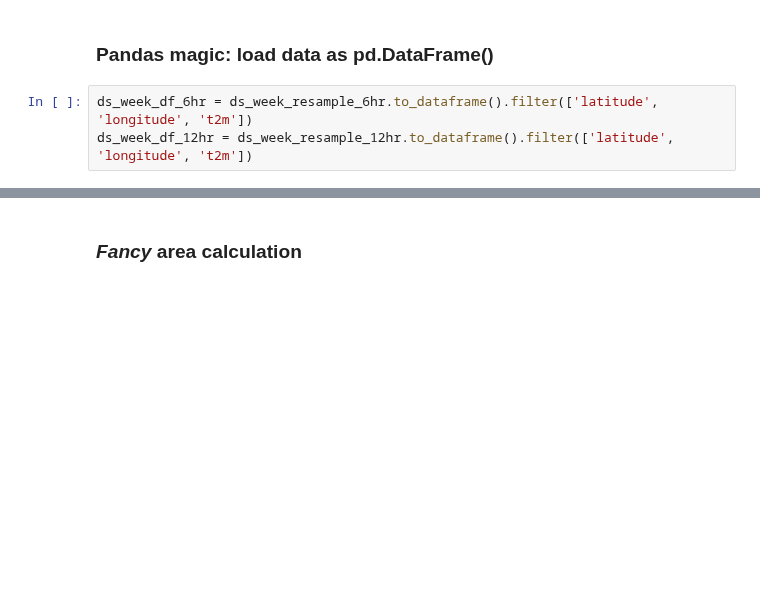
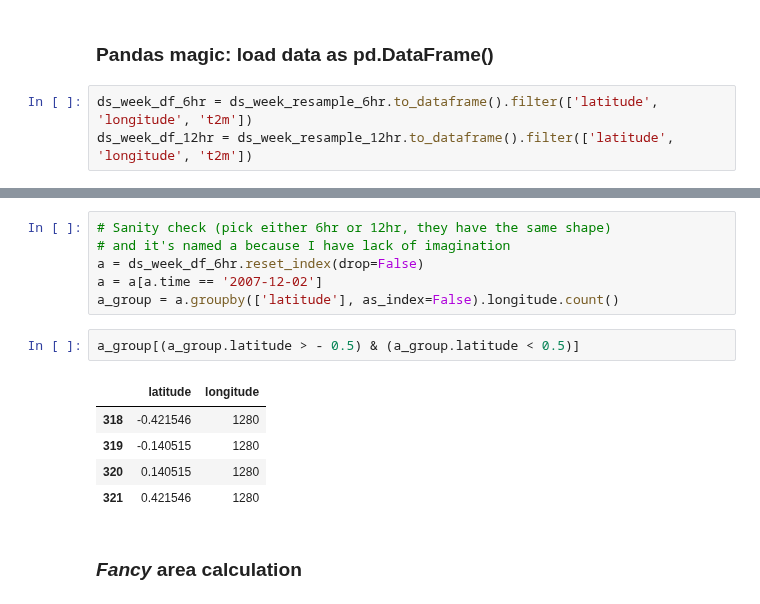
Before and after one commit to geosciences-data-practicum/reanalysis_getter, a Jupyter notebook: analysis/winter_test_alternative.ipynb, the cells around one changed output, grey strips where cells are left out. Drawn from its saved outputs; the diff is of its cells as text; blank space fills up the shorter version.

```diff
--- a/analysis/winter_test_alternative.ipynb
+++ b/analysis/winter_test_alternative.ipynb
@@ -83,3 +112,17 @@ ds_week_df_times = ds_week_df_6hr.merge(ds_week_df_12hr,
+# %%
+# Sanity check (pick either 6hr or 12hr, they have the same shape)
+# and it's named a because I have lack of imagination
+a = ds_week_df_6hr.reset_index(drop=False)
+a = a[a.time == '2007-12-02']
+a_group = a.groupby(['latitude'], as_index=False).longitude.count()
+# %%
+a_group[(a_group.latitude > - 0.5) & (a_group.latitude < 0.5)]
+# %% [output]
+|  | latitude | longitude |
+| 318 | -0.421546 | 1280 |
+| 319 | -0.140515 | 1280 |
+| 320 | 0.140515 | 1280 |
+| 321 | 0.421546 | 1280 |
 # %% [markdown]
 ###  _Fancy_ area calculation
 # %%
```
Also changed, not shown: parts of 7 cells of this notebook.
